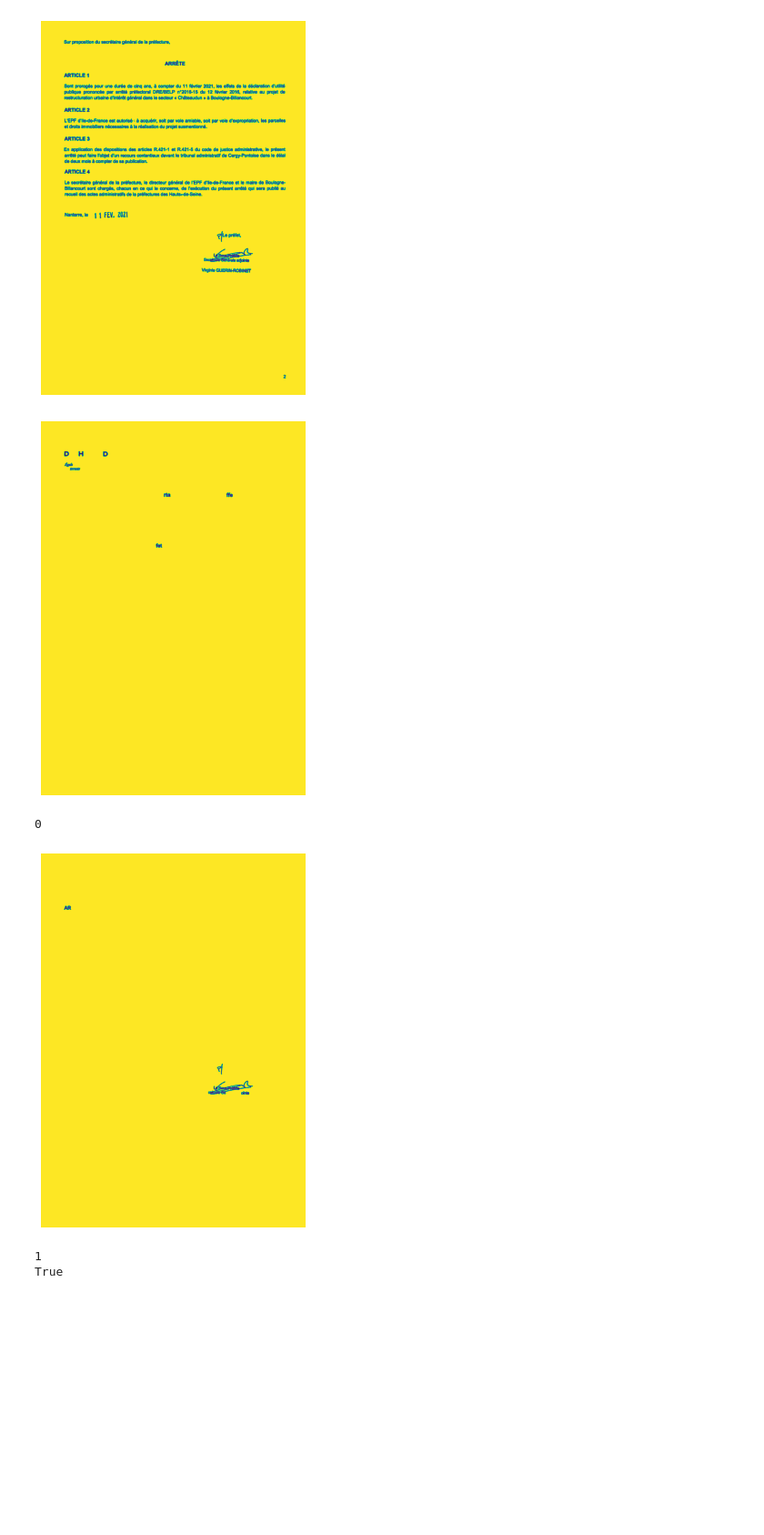
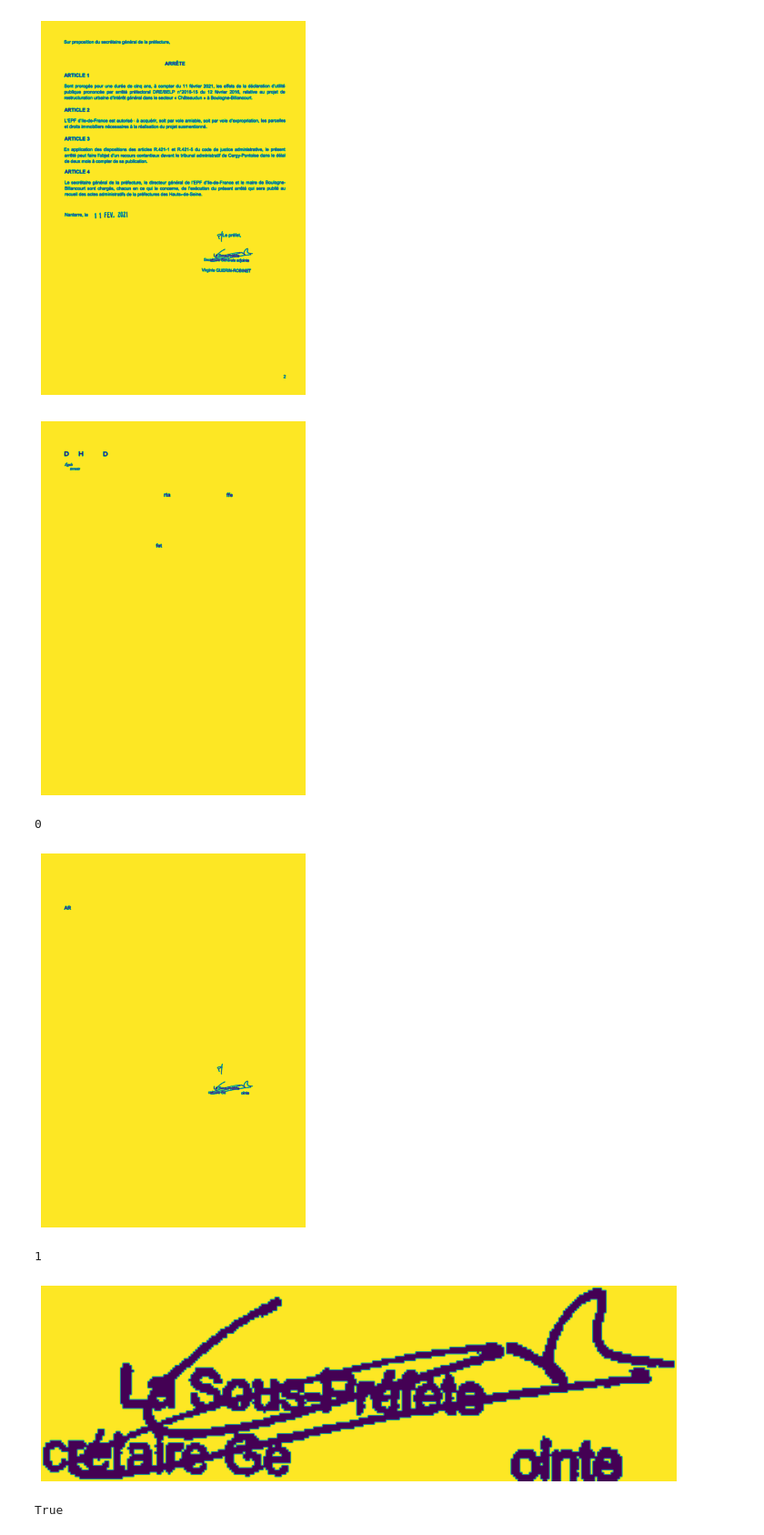
Before and after one commit to EnzoSeason/signature_detection, a Jupyter notebook: demo.ipynb, the cells around one changed output. Shown at 91% size. Drawn from its saved outputs; the diff is of its cells as text; code cells hidden in the pictures; blank space fills up the shorter version.

```diff
--- a/demo.ipynb
+++ b/demo.ipynb
@@ -140,22 +140,24 @@ for i in range(len(masks)):
 # %%
 is_signed = False
 for i in range(len(masks)):
     labeled_mask = extractor.extract(masks[i])
     show_image(labeled_mask)
     # plt.imsave('./data/output/labeled_mask_{}.jpeg'.format(i), labeled_mask)
     cropped_images = cropper.run(labeled_mask)
     print(len(cropped_images))
     for cropped_image in cropped_images:
         is_signed = judger.judge(cropped_image)
-        # plt.imsave('./data/output/sign.jpeg'.format(i), cropped_image)
         if is_signed:
+            show_image(cropped_image)
+            # plt.imsave('./data/output/sign.jpeg'.format(i), cropped_image)
             break
     if is_signed:
         break
 print(is_signed)
 # %% [output]
 [figure]
 0
 [figure]
 1
-True
+[figure, added]
+True
```
Also changed, not shown: 1 other file.
